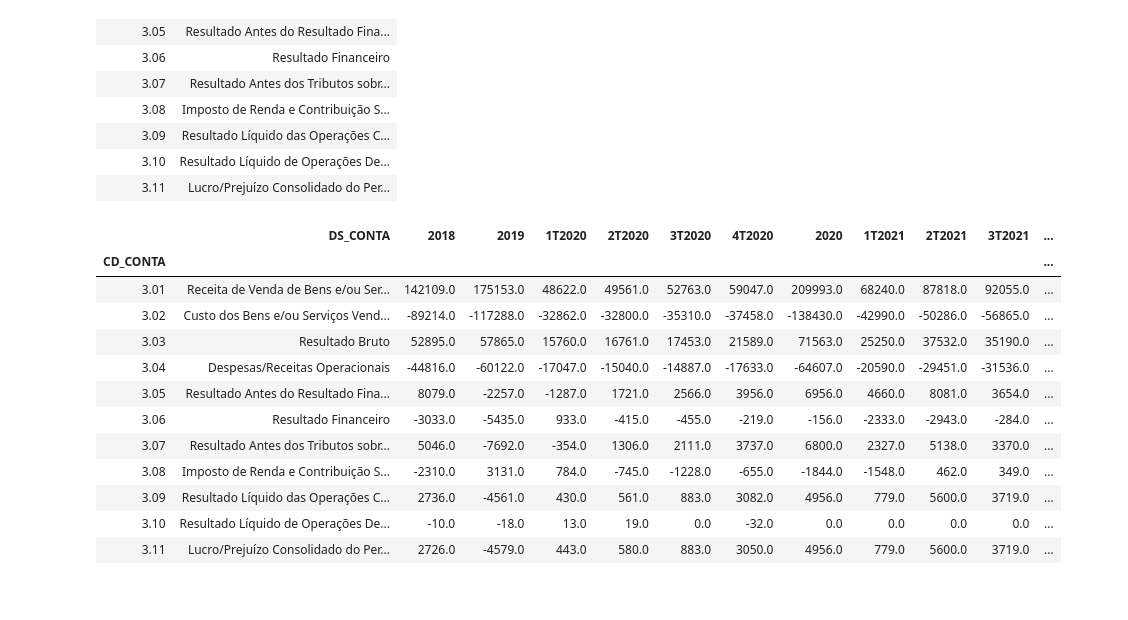
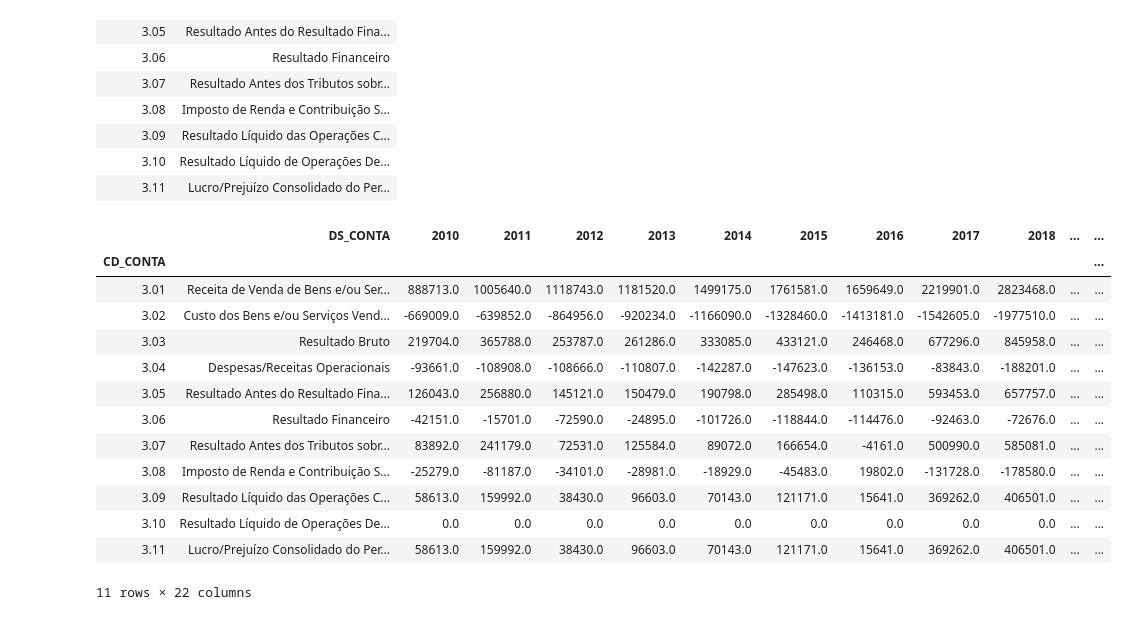
Before and after one commit to ggarmatter/Extrai-dados-CVM, a Jupyter notebook: Extrai dados CVM.ipynb, the cells around one changed output. Drawn from its saved outputs; the diff is of its cells as text; code cells hidden in the pictures.

```diff
--- a/Extrai dados CVM.ipynb
+++ b/Extrai dados CVM.ipynb
@@ -21,7 +21,7 @@ diretorio
 'D:\\Extrai-dados-CVM'
 # %%
 #busca = input("Entre com o nome da empresa: ")
-busca = "sinqia" # nome da empresa a ser buscada
+busca = "slc" # nome da empresa a ser buscada
 # %%
 tipo = "con" #qual base de dados quero usar, "con" para consolidado e "ind" para individual
 # %%
@@ -258,33 +251,34 @@ resultado_dre
 # %%
 # poe os resultados anuais e trimestrais do DRE na planilha resultado_dre
 for ano in range(year_0, year+1): # pra todos os anos
     # essas listas no for são pra ele pegar a data base correta pra cada trimestre.
     # ex: tri_ini = 04 e tri_fim = 06 resulta em dados do 2T, que sempre começam no mes 4 e acabam no ultimo dia do mês 6
-    # não existe 4T nos dados e precisa ser calculado. no último valor pego de 01 até 12, pegando os dados anuais.
+    # não existe 4T nos dados e precisa ser calculado. no último valor uso do mês 01 até 12, que pega os dados anuais.
     # Deixo sem nada no último valor de nome_tri pra ficar só o ano no nome da coluna anual
     for tri_ini, tri_fim, nome_tri in zip(["01", "04", "07", "10", "01"], ["03", "06", "09", "12", "12"], ["1T", "2T", "3T", "4T", ""]):
         resultado_dre = resultado_dre.join((dre[(dre.DT_FIM_EXERC.str.contains(f"{ano}-{tri_fim}-3")) &
                                                 (dre.DT_INI_EXERC == (f"{ano}-{tri_ini}-01")) &
                                                 (dre.CD_CONTA.str.match(r"^(3...)$"))][["CD_CONTA", "VL_CONTA"]].set_index("CD_CONTA").rename(columns={"VL_CONTA": f"{nome_tri}{ano}"})))
     # calcula resultado do 4T
     resultado_dre[f"4T{ano}"] = resultado_dre[f"{ano}"] - resultado_dre[f"3T{ano}"] - resultado_dre[f"2T{ano}"] - resultado_dre[f"1T{ano}"]
 # o for resulta em colunas de NaN pros anos que não tem dados, removo a coluna inteira quando tem um NaN nela.
 # Isso pode dar problema se estiver faltando apenas um dado para algum ano/tri, pois vai remover o ano/tri inteiro.
 # Não sei se ocorre isso na prática, vamos ver.
 resultado_dre.dropna(axis=1, inplace=True)
-resultado_dre.to_csv(f"./Resultados/{denom_cia}_DRE.csv") # salva em um csv
+resultado_dre.to_csv(f"./Resultados/{denom_cia}_DRE.csv", decimal=",", encoding= "utf_32") # salva em um csv
 resultado_dre
 # %% [output]
-|  | DS_CONTA | 2018 | 2019 | 1T2020 | 2T2020 | 3T2020 | 4T2020 | 2020 | 1T2021 | 2T2021 | 3T2021 | ... |
+|  | DS_CONTA | 2010 | 2011 | 2012 | 2013 | 2014 | 2015 | 2016 | 2017 | 2018 | ... | ... |
 | CD_CONTA |  |  |  |  |  |  |  |  |  |  |  | ... |
-| 3.01 | Receita de Venda de Bens e/ou Ser... | 142109.0 | 175153.0 | 48622.0 | 49561.0 | 52763.0 | 59047.0 | 209993.0 | 68240.0 | 87818.0 | 92055.0 | ... |
-| 3.02 | Custo dos Bens e/ou Serviços Vend... | -89214.0 | -117288.0 | -32862.0 | -32800.0 | -35310.0 | -37458.0 | -138430.0 | -42990.0 | -50286.0 | -56865.0 | ... |
-| 3.03 | Resultado Bruto | 52895.0 | 57865.0 | 15760.0 | 16761.0 | 17453.0 | 21589.0 | 71563.0 | 25250.0 | 37532.0 | 35190.0 | ... |
-| 3.04 | Despesas/Receitas Operacionais | -44816.0 | -60122.0 | -17047.0 | -15040.0 | -14887.0 | -17633.0 | -64607.0 | -20590.0 | -29451.0 | -31536.0 | ... |
-| 3.05 | Resultado Antes do Resultado Fina... | 8079.0 | -2257.0 | -1287.0 | 1721.0 | 2566.0 | 3956.0 | 6956.0 | 4660.0 | 8081.0 | 3654.0 | ... |
-| 3.06 | Resultado Financeiro | -3033.0 | -5435.0 | 933.0 | -415.0 | -455.0 | -219.0 | -156.0 | -2333.0 | -2943.0 | -284.0 | ... |
-| 3.07 | Resultado Antes dos Tributos sobr... | 5046.0 | -7692.0 | -354.0 | 1306.0 | 2111.0 | 3737.0 | 6800.0 | 2327.0 | 5138.0 | 3370.0 | ... |
-| 3.08 | Imposto de Renda e Contribuição S... | -2310.0 | 3131.0 | 784.0 | -745.0 | -1228.0 | -655.0 | -1844.0 | -1548.0 | 462.0 | 349.0 | ... |
-| 3.09 | Resultado Líquido das Operações C... | 2736.0 | -4561.0 | 430.0 | 561.0 | 883.0 | 3082.0 | 4956.0 | 779.0 | 5600.0 | 3719.0 | ... |
-| 3.10 | Resultado Líquido de Operações De... | -10.0 | -18.0 | 13.0 | 19.0 | 0.0 | -32.0 | 0.0 | 0.0 | 0.0 | 0.0 | ... |
-| 3.11 | Lucro/Prejuízo Consolidado do Per... | 2726.0 | -4579.0 | 443.0 | 580.0 | 883.0 | 3050.0 | 4956.0 | 779.0 | 5600.0 | 3719.0 | ... |
+| 3.01 | Receita de Venda de Bens e/ou Ser... | 888713.0 | 1005640.0 | 1118743.0 | 1181520.0 | 1499175.0 | 1761581.0 | 1659649.0 | 2219901.0 | 2823468.0 | ... | ... |
+| 3.02 | Custo dos Bens e/ou Serviços Vend... | -669009.0 | -639852.0 | -864956.0 | -920234.0 | -1166090.0 | -1328460.0 | -1413181.0 | -1542605.0 | -1977510.0 | ... | ... |
+| 3.03 | Resultado Bruto | 219704.0 | 365788.0 | 253787.0 | 261286.0 | 333085.0 | 433121.0 | 246468.0 | 677296.0 | 845958.0 | ... | ... |
+| 3.04 | Despesas/Receitas Operacionais | -93661.0 | -108908.0 | -108666.0 | -110807.0 | -142287.0 | -147623.0 | -136153.0 | -83843.0 | -188201.0 | ... | ... |
+| 3.05 | Resultado Antes do Resultado Fina... | 126043.0 | 256880.0 | 145121.0 | 150479.0 | 190798.0 | 285498.0 | 110315.0 | 593453.0 | 657757.0 | ... | ... |
+| 3.06 | Resultado Financeiro | -42151.0 | -15701.0 | -72590.0 | -24895.0 | -101726.0 | -118844.0 | -114476.0 | -92463.0 | -72676.0 | ... | ... |
+| 3.07 | Resultado Antes dos Tributos sobr... | 83892.0 | 241179.0 | 72531.0 | 125584.0 | 89072.0 | 166654.0 | -4161.0 | 500990.0 | 585081.0 | ... | ... |
+| 3.08 | Imposto de Renda e Contribuição S... | -25279.0 | -81187.0 | -34101.0 | -28981.0 | -18929.0 | -45483.0 | 19802.0 | -131728.0 | -178580.0 | ... | ... |
+| 3.09 | Resultado Líquido das Operações C... | 58613.0 | 159992.0 | 38430.0 | 96603.0 | 70143.0 | 121171.0 | 15641.0 | 369262.0 | 406501.0 | ... | ... |
+| 3.10 | Resultado Líquido de Operações De... | 0.0 | 0.0 | 0.0 | 0.0 | 0.0 | 0.0 | 0.0 | 0.0 | 0.0 | ... | ... |
+| 3.11 | Lucro/Prejuízo Consolidado do Per... | 58613.0 | 159992.0 | 38430.0 | 96603.0 | 70143.0 | 121171.0 | 15641.0 | 369262.0 | 406501.0 | ... | ... |
+11 rows × 22 columns
```
Also changed, not shown: parts of 6 cells of this notebook.
